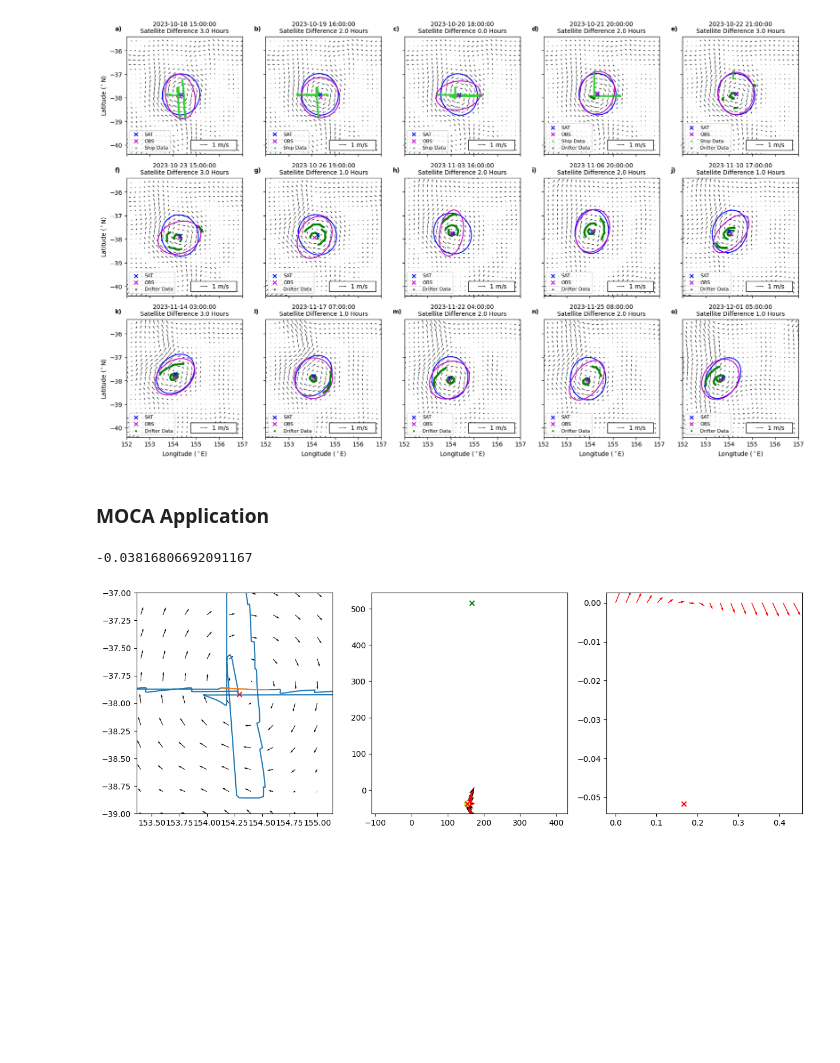
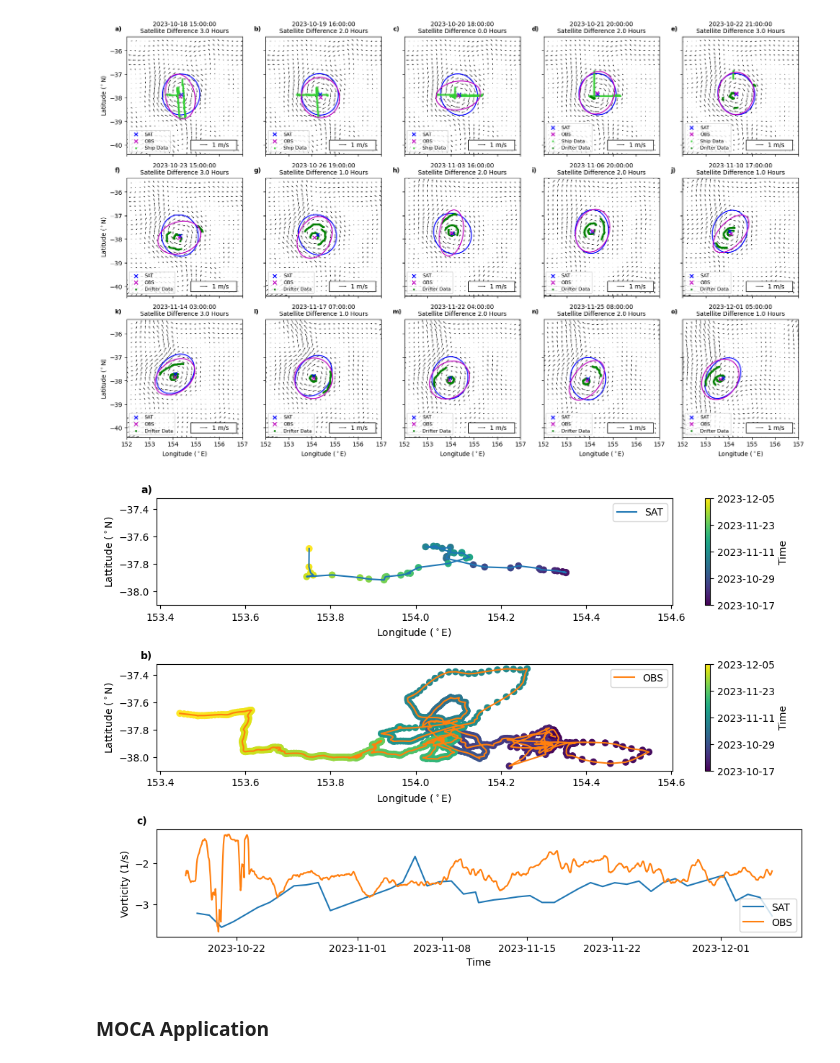
Before and after one commit to regdowse/UNSW-MRes, a Jupyter notebook: MRes/Chapter1/CE_Obs_Analysis.ipynb, the cells around one changed output. Cells and saved outputs as stored; diff of their text form; code cells hidden in the pictures; blank space fills up the shorter version.

```diff
--- a/MRes/Chapter1/CE_Obs_Analysis.ipynb
+++ b/MRes/Chapter1/CE_Obs_Analysis.ipynb
@@ -751,6 +762,76 @@ for k, time in enumerate(time_plots):
         ax.set_xlabel(r'Longitude ($^\circ$E)')
 # %% [output]
 [figure]
+# %%
+df1 = df_trace_hrly.copy().dropna()
+df2 = df_trace_hrly.copy()
+
+fig, axs = plt.subplots(3, 1, figsize=(10, 7))
+tab10 = plt.get_cmap('tab10').colors
+
+# Convert time to numeric (nanoseconds since epoch)
+t1 = df1['Time'].astype('int64')
+t2 = df2['Time'].astype('int64')
+tmin, tmax = min(t1.min(), t2.min()), max(t1.max(), t2.max())
+tick_locs = np.linspace(tmin, tmax, 5)
+tick_labels = [pd.to_datetime(t).strftime('%Y-%m-%d') for t in tick_locs]
+
+# Plot 1
+sc1 = axs[0].scatter(df1['x0'], df1['y0'], c=t1, cmap='viridis', vmin=tmin, vmax=tmax)
+axs[0].plot(df1['x0'], df1['y0'], color=tab10[0], linewidth=1.5, label='SAT')
+cbar1 = fig.colorbar(sc1, ax=axs[0])
+cbar1.set_ticks(tick_locs)
+cbar1.set_ticklabels(tick_labels)
+cbar1.set_label('Time')
+# axs[0].axis('equal')
+axs[0].set_xlabel(r'Longitude ($^\circ$E)')
+axs[0].set_ylabel(r'Lattitude ($^\circ$N)')
+axs[0].legend()
+k = 0
+axs[k].text(-0.03, 1.05, int_to_excel(k)+')', transform=axs[k].transAxes, fontsize=10, fontweight='bold')
+
+# Plot 2
+sc2 = axs[1].scatter(df2['x0_obs'], df2['y0_obs'], c=t2, cmap='viridis', vmin=tmin, vmax=tmax)
+axs[1].plot(df2['x0_obs'], df2['y0_obs'], color=tab10[1], linewidth=1.5, label='OBS')
+cbar2 = fig.colorbar(sc2, ax=axs[1])
+cbar2.set_ticks(tick_locs)
+cbar2.set_ticklabels(tick_labels)
+cbar2.set_label('Time')
+# axs[1].axis('equal')
+axs[1].set_xlabel(r'Longitude ($^\circ$E)')
+axs[1].set_ylabel(r'Lattitude ($^\circ$N)')
+axs[1].legend()
+k += 1
+axs[k].text(-0.03, 1.05, int_to_excel(k)+')', transform=axs[k].transAxes, fontsize=10, fontweight='bold')
+
+# Plot 3
+axs[2].plot(df1['Time'], df1['w'], label='SAT')
+axs[2].plot(df2['Time'], df2['w_obs'], label='OBS')
+axs[2].set_xlabel('Time')
+axs[2].set_ylabel('Vorticity (1/s)')
+axs[2].legend()
+axs[2].xaxis.set_major_formatter(mdates.DateFormatter('%Y-%m-%d'))
+k += 1
+axs[k].text(-0.03, 1.05, int_to_excel(k)+')', transform=axs[k].transAxes, fontsize=10, fontweight='bold')
+
+# Align x-limits for scatter plots
+xmin = min(axs[0].get_xlim()[0], axs[1].get_xlim()[0])
+xmax = max(axs[0].get_xlim()[1], axs[1].get_xlim()[1])
+axs[0].set_xlim(xmin, xmax)
+axs[1].set_xlim(xmin, xmax)
+
+ymin = min(axs[0].get_ylim()[0], axs[1].get_ylim()[0])
+ymax = max(axs[0].get_ylim()[1], axs[1].get_ylim()[1])
+axs[0].set_ylim(ymin, ymax)
+axs[1].set_ylim(ymin, ymax)
+
+# axs[0].axis('equal')
+# axs[1].axis('equal')
+
+plt.tight_layout()
+plt.show()
+# %% [output]
+[figure, added]
 # %% [markdown]
 ### MOCA Application
 # %%
@@ -881,7 +926,0 @@ def MOCA_plot(t1, t2):
-# %%
-t1 = pd.Timestamp('2023-10-20 08:30:00')
-t2 = pd.Timestamp('2023-10-20 13:00:00')
-df = MOCA_plot(t1, t2)
-# %% [output]
--0.03816806692091167
-[figure, removed]
```
Also changed, not shown: parts of 14 cells of this notebook.
